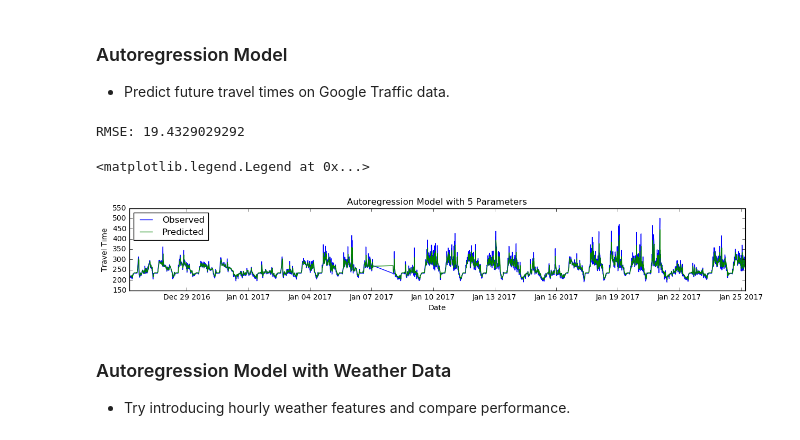
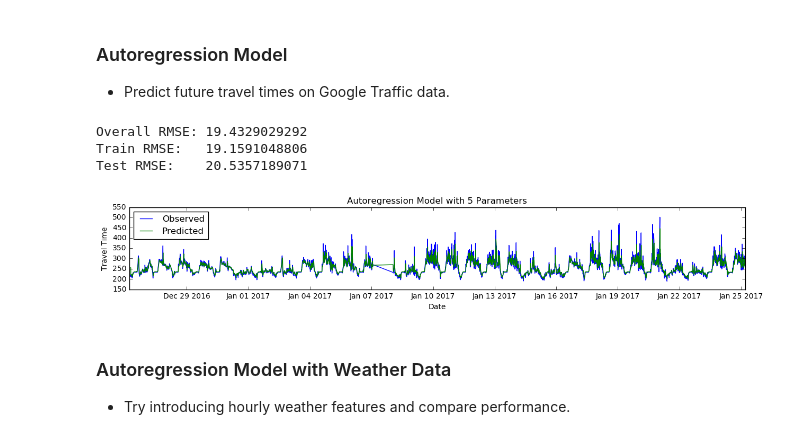
Before and after one commit to rpasricha/DatasetAnalysis, a Jupyter notebook: Analysis.ipynb, the cells around one changed output. Cells and saved outputs as stored; diff of their text form; code cells hidden in the pictures.

Commit message:
Add train and test RMSE calculations

```diff
--- a/Analysis.ipynb
+++ b/Analysis.ipynb
@@ -91,29 +92,62 @@ plt.title('Google Traffic Data: hopkins1_1.csv')
 # %% [markdown]
 ### Autoregression Model
 - Predict future travel times on Google Traffic data.
-# %%
-# Train an Autoregression model using the Statsmodels library
-df = pd.read_csv(data_dir + 'google_traffic/data/gilman1_1.csv',
-                header=None, names=['time', 'value'])
-df['time'] = pd.to_datetime(df['time'])
-df = df.set_index('time')
-
-ar_mod = statsmodels.tsa.ar_model.AR(df['value']).fit(maxlag=5)
-errors = df['value'] - ar_mod.fittedvalues
-rmse = np.sqrt(errors.pow(2).mean())
-print 'RMSE: ' + str(rmse)
-
-plt.figure(figsize=(15, 2))
-plt.plot(df['value'], label='Observed')
-plt.plot(ar_mod.fittedvalues, label='Predicted')
-plt.title('Autoregression Model with 5 Parameters')
-plt.xlabel('Date')
-plt.ylabel('Travel Time')
-plt.legend(loc='best')
-# %% [output]
-RMSE: 19.4329029292
-<matplotlib.legend.Legend at 0x...>
-[figure, removed]
+# %%
+# Train an Autoregression model using just the previous travel times as features
+df = pd.read_csv(data_dir + 'google_traffic/data/gilman1_1.csv',
+                header=None, names=['time', 'value'])
+df['time'] = pd.to_datetime(df['time'])
+df = df.set_index('time')
+
+order = 5
+X = []
+y = []
+
+for i in range(order, len(df)):
+    example = df['value'].values[i-order:i]
+    example = np.insert(example, 0, 1, axis=0)  # Add bias term
+    X.append(example)
+    y.append(df['value'].values[i])
+
+X = np.vstack(X).astype(np.float32)
+y = np.array(y).astype(np.float32)
+y = np.reshape(y, (len(y), 1))
+
+# Train model and compute RMSE over the entire dataset
+model = sklearn.linear_model.LinearRegression()
+model.fit(X, y)
+rmse = np.sqrt(np.mean((model.predict(X) - y)**2))
+print 'Overall RMSE: ' + str(rmse)
+df['predictions'] = np.pad(model.predict(X), ((order, 0), (0, 0)),
+                          'constant', constant_values = df['value'].mean())
+
+# Plot model predictions
+plt.figure(figsize=(15, 2))
+plt.plot(df['value'], label='Observed')
+plt.plot(df['predictions'], label='Predicted')
+plt.title('Autoregression Model with 5 Parameters')
+plt.xlabel('Date')
+plt.ylabel('Travel Time')
+plt.legend(loc='best')
+
+# Train model and compute RMSE over separate training and test datasets
+X, y = sklearn.utils.shuffle(X, y, random_state=0)
+X_train = X[:int(0.8*len(X))]
+y_train = y[:int(0.8*len(y))]
+X_test = X[int(0.8*len(X)):]
+y_test = y[int(0.8*len(y)):]
+
+model = sklearn.linear_model.LinearRegression()
+model.fit(X_train, y_train)
+train_rmse = np.sqrt(np.mean((model.predict(X_train) - y_train)**2))
+test_rmse = np.sqrt(np.mean((model.predict(X_test) - y_test)**2))
+print 'Train RMSE:   ' + str(train_rmse)
+print 'Test RMSE:    ' + str(test_rmse)
+# %% [output]
+Overall RMSE: 19.4329029292
+Train RMSE:   19.1591048806
+Test RMSE:    20.5357189071
+[figure, added]
 # %% [markdown]
 ### Autoregression Model with Weather Data
 - Try introducing hourly weather features and compare performance.
```
Also changed, not shown: parts of 3 cells of this notebook, 1 other file.
